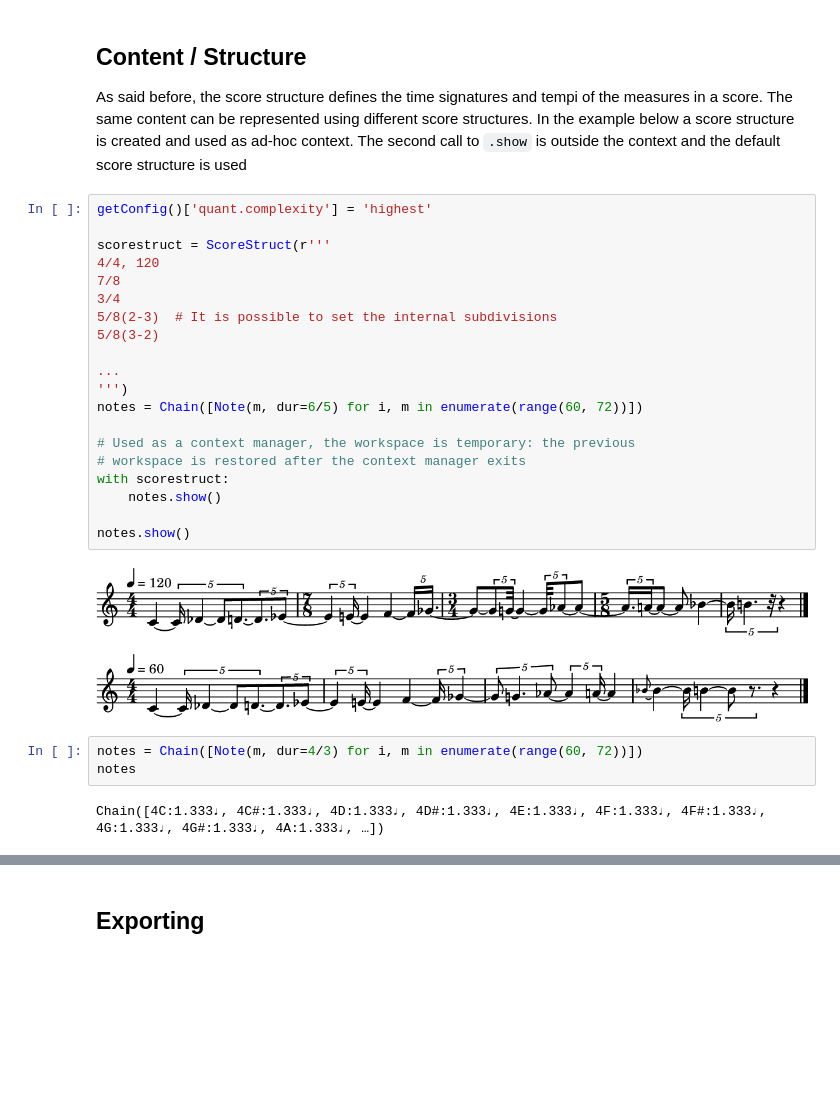
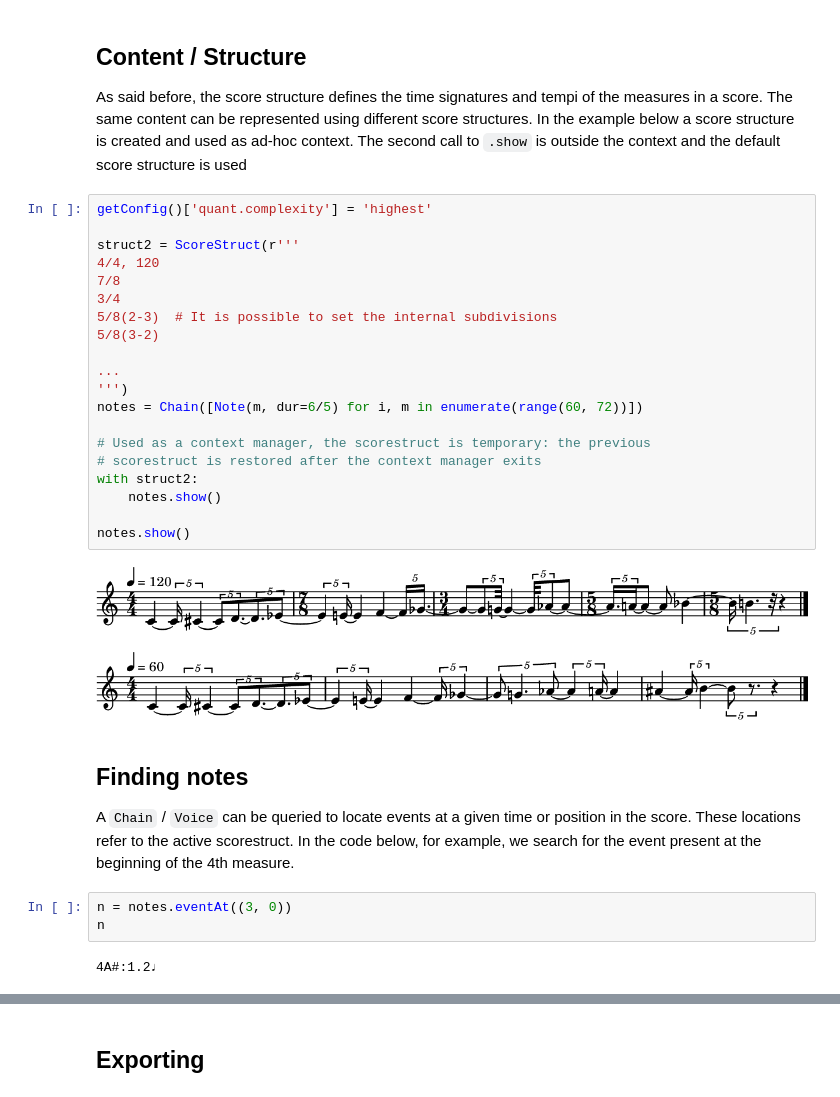
Before and after one commit to tqmbanados/maelzel, a Jupyter notebook: docs/notebooks/maelzel-core-scorestruct.ipynb, the cells around one changed output, grey strips where cells are left out. Saved outputs shown, nothing was run; the diff lists cells and outputs as text; blank space fills up the shorter version.

```diff
--- a/docs/notebooks/maelzel-core-scorestruct.ipynb
+++ b/docs/notebooks/maelzel-core-scorestruct.ipynb
@@ -77,28 +74,32 @@ As said before, the score structure defines the time signatures and tempi of the
 # %%
 getConfig()['quant.complexity'] = 'highest'
 
-scorestruct = ScoreStruct(r'''
+struct2 = ScoreStruct(r'''
 4/4, 120
 7/8
 3/4
 5/8(2-3)  # It is possible to set the internal subdivisions
 5/8(3-2)
 
 ...
 ''')
 notes = Chain([Note(m, dur=6/5) for i, m in enumerate(range(60, 72))])
 
-# Used as a context manager, the workspace is temporary: the previous
-# workspace is restored after the context manager exits
-with scorestruct:
+# Used as a context manager, the scorestruct is temporary: the previous
+# scorestruct is restored after the context manager exits
+with struct2:
     notes.show()
 
 notes.show()
 # %% [output]
-[figure, old version]
+[figure, new version]
-[figure, old version]
+[figure, new version]
-# %%
-notes = Chain([Note(m, dur=4/3) for i, m in enumerate(range(60, 72))])
-notes
-# %% [output]
-Chain([4C:1.333♩, 4C#:1.333♩, 4D:1.333♩, 4D#:1.333♩, 4E:1.333♩, 4F:1.333♩, 4F#:1.333♩, 4G:1.333♩, 4G#:1.333♩, 4A:1.333♩, …])
+# %% [markdown]
+## Finding notes
+
+A `Chain` / `Voice` can be queried to locate events at a given time or position in the score. These locations refer to the active scorestruct. In the code below, for example, we search for the event present at the beginning of the 4th measure.
+# %%
+n = notes.eventAt((3, 0))
+n
+# %% [output]
+4A#:1.2♩
```
Also changed, not shown: parts of 31 cells of this notebook, 33 other files.
